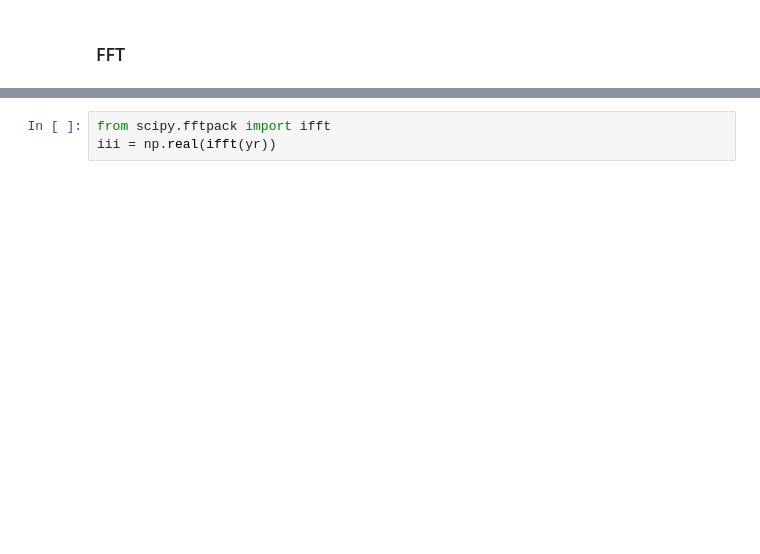
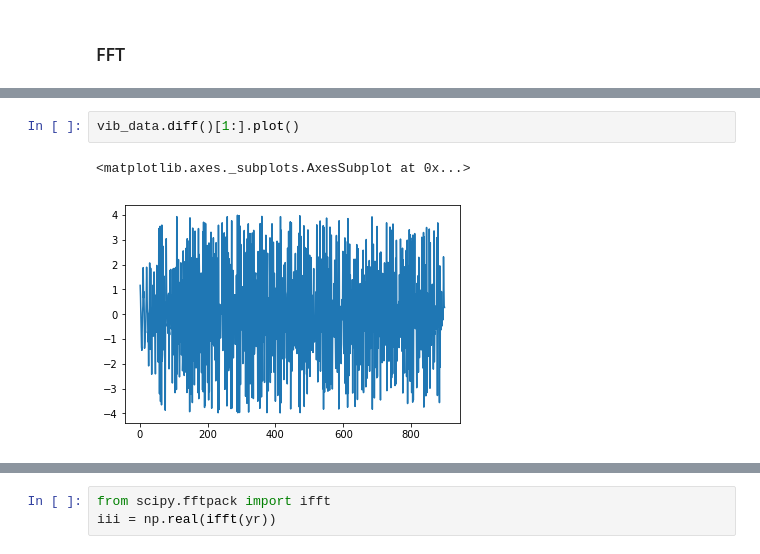
Before and after one commit to douglasmacdonald/python, a Jupyter notebook: notebooks/sim/sim.ipynb, the cells around one changed output, grey strips where cells are left out. Cells and saved outputs as stored; diff of their text form; blank space fills up the shorter version.

```diff
--- a/notebooks/sim/sim.ipynb
+++ b/notebooks/sim/sim.ipynb
@@ -324,0 +319,5 @@ plt.title('Frequency Domain (Healthy Machinery)');
+# %%
+vib_data.diff()[1:].plot()
+# %% [output]
+<matplotlib.axes._subplots.AxesSubplot at 0x...>
+[figure, added]
```
Also changed, not shown: parts of 24 cells of this notebook.
